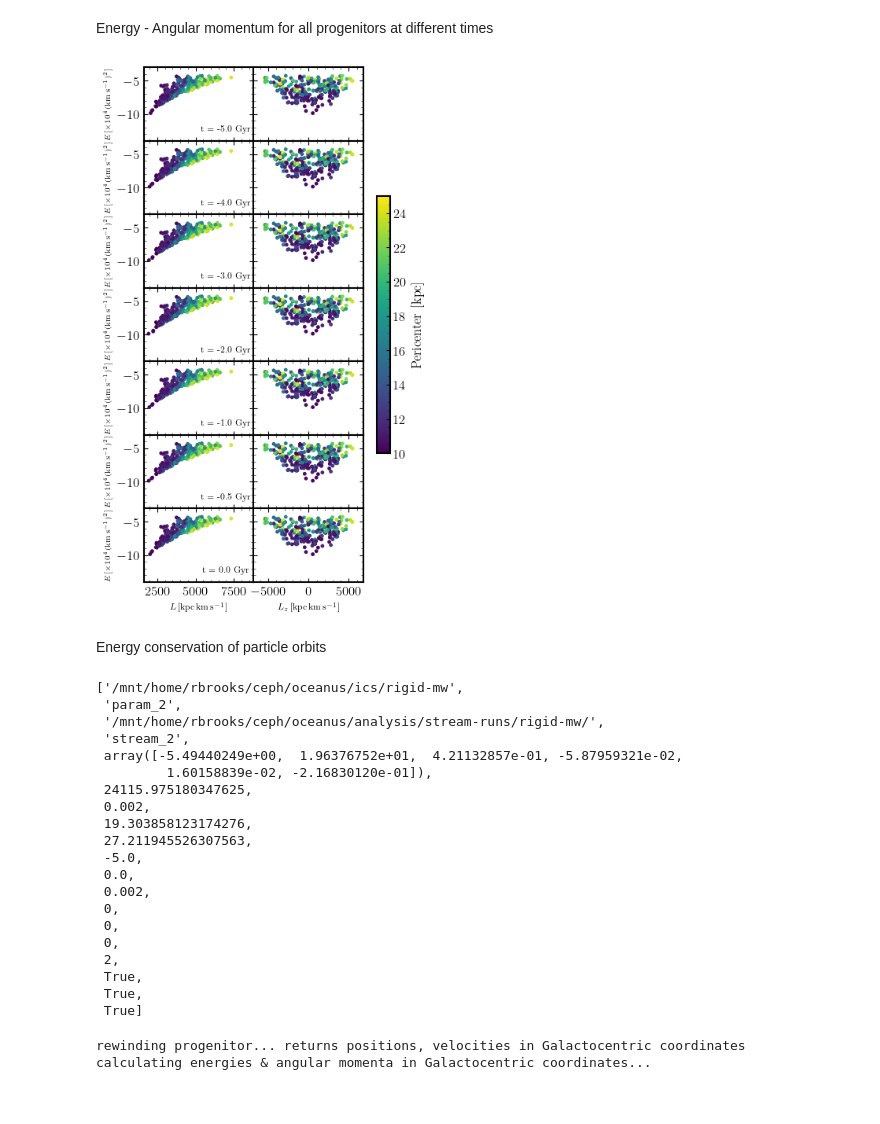
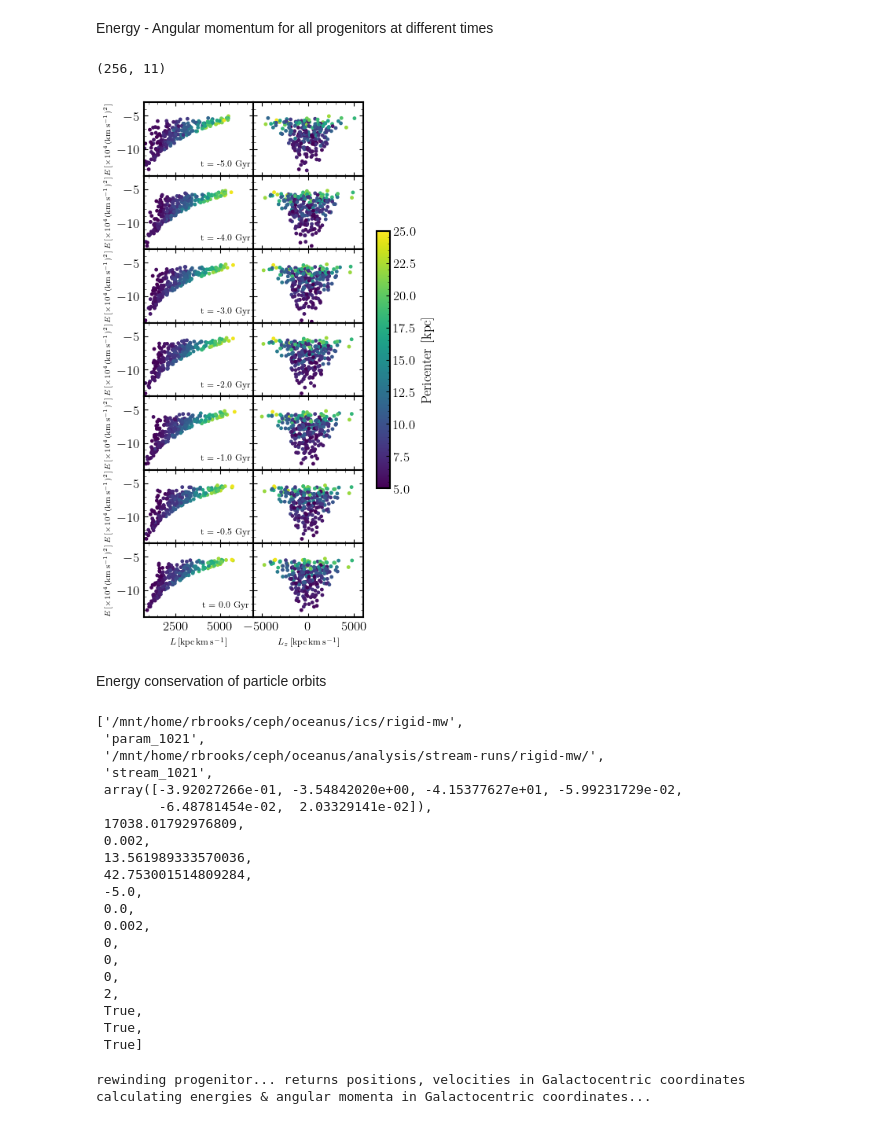
Before and after one commit to dc-broo3/oceanus, a Jupyter notebook: analysis/disc-numerics.ipynb, the cells around one changed output. Saved outputs shown, nothing was run; the diff lists cells and outputs as text; code cells hidden in the pictures.

Commit message:
new plots

```diff
--- a/analysis/disc-numerics.ipynb
+++ b/analysis/disc-numerics.ipynb
@@ -342,0 +384,4 @@ Cannot select a time after the present day! Setting to present day...
+# %%
+data_path = "/mnt/ceph/users/rbrooks/oceanus/analysis/stream-runs/rigid-mw/stream_15.hdf5"
+
+E_L_Lz_evol(data_path, 'stream15', 'rigid-mw-NO-motion', False)
@@ -384,6 +432,8 @@ def E_L_Lz_evol_progentiors(path, Nstreams, plotname, savefig=False):
     time_mask = [0, 2, 4,  6, 8, 9, 10]
     ts_snaps_red = ts_snaps[time_mask]
 
+    print(np.array(Es).shape)
+
     Ls_red = np.array(Ls)[:,time_mask]
     Lzs_red = np.array(Lzs)[:,time_mask]
     Es_red = np.array(Es)[:,time_mask]
@@ -396,11 +446,9 @@ def E_L_Lz_evol_progentiors(path, Nstreams, plotname, savefig=False):
 
     for i in range(len(ts_snaps_red)):
 
-        # energies_red = energies_vec(ts_snaps[i], xs_red[:,i], vs_red[:,i],63,63,63)
+        # energies_red = energies_vec(ts_snaps[i], xs_red[:,i], vs_red[:,i],63,63,63, True)
         plt.sca(ax[i, 0])
-        # plt.scatter(Ls_red[:,i], energies_red/1e4, c=pericenters, cmap='viridis', s=6, rasterized=True, vmin=10, vmax=25)
-        plt.scatter(Ls_red[:,i], energies_red[:,i]/1e4, c=pericenters, cmap='viridis', s=6, rasterized=True, vmin=10, vmax=25)
-        # plt.scatter(Ls_red[:,i], energies_red[:,i]/1e4, c=distances_red[:,i], cmap='viridis', s=6, rasterized=True, vmin=0, vmax=75)
+        plt.scatter(Ls_red[:,i], Es_red[:,i]/1e4, c=pericenters, cmap='viridis', s=6, rasterized=True, vmin=5, vmax=25)
         plt.xlabel(r'$L\,[\mathrm{kpc}\,\mathrm{km}\,\mathrm{s}^{-1}]$', fontsize=8)
         plt.ylabel(r'$E\,[\times 10^{4}\,(\mathrm{km}\,\mathrm{s}^{-1})^2]$', fontsize=7)
         # plt.annotate('t = {} Gyr'.format(np.round(ts_snaps_red[i],1)), xy=(5000,-8.5), fontsize=8, color='r')
@@ -411,9 +459,7 @@ def E_L_Lz_evol_progentiors(path, Nstreams, plotname, savefig=False):
         plt.ylim(-14,-3)
 
         plt.sca(ax[i, 1])
-        # plt.scatter(Lzs_red[:,i], energies_red/1e4, c=pericenters, cmap='viridis', s=6,  rasterized=True, vmin=10, vmax=25)
-        plt.scatter(Lzs_red[:,i], energies_red[:,i]/1e4, c=pericenters, cmap='viridis', s=6,  rasterized=True, vmin=10, vmax=25)
-        # plt.scatter(Lzs_red[:,i], energies_red[:,i]/1e4, c=distances_red[:,i], cmap='viridis', s=6,  rasterized=True, vmin=0, vmax=75)
+        plt.scatter(Lzs_red[:,i], Es_red[:,i]/1e4, c=pericenters, cmap='viridis', s=6,  rasterized=True, vmin=5, vmax=25)
         plt.xlabel(r'$L_z\,[\mathrm{kpc}\,\mathrm{km}\,\mathrm{s}^{-1}]$', fontsize=8)
         plt.xlim(np.nanmin(Lzs_red[:,-1])*1.25, np.nanmax(Lzs_red[:,-1])*1.25)
 
@@ -425,12 +471,13 @@ def E_L_Lz_evol_progentiors(path, Nstreams, plotname, savefig=False):
     elif savefig==True:
         return plt.savefig('/mnt/ceph/users/rbrooks/oceanus/analysis/figures/high-vel-dis/progenitors-E-L-Lz/{}'.format(plotname) )
 # %%
-path = "/mnt/ceph/users/rbrooks/oceanus/analysis/stream-runs/combined-files/1024-dthalfMyr-10rpmin-75ramax/rigid-mw.hdf5"
-# path = "/mnt/ceph/users/rbrooks/oceanus/analysis/stream-runs/combined-files/1024-dthalfMyr-5kpcrpmin/static-mwh-only.hdf5"
+# path = "/mnt/ceph/users/rbrooks/oceanus/analysis/stream-runs/combined-files/1024-dthalfMyr-10rpmin-75ramax/Full-MWhalo-MWdisc-LMC.hdf5"
+path = "/mnt/ceph/users/rbrooks/oceanus/analysis/stream-runs/combined-files/1024-dthalfMyr-5kpcrpmin/static-mw.hdf5"
 
-E_L_Lz_evol_progentiors(path, 256, 'rigid-mw-10rpmin-cperi', False)
+E_L_Lz_evol_progentiors(path, 256, 'rigidmw-motion-5rpmin-cperi', True)
 # %% [output]
+(256, 11)
-[figure, old version]
+[figure, new version]
 # %%
 # plt.plot(np.linspace(-5,0,20), [np.linalg.norm(np.cross(np.array(Model.expansion_centres(t)[:3]),
 #                         np.array(Model.expansion_centre_velocities(t)[:3]))) for t in np.linspace(-5,0,20)] )
@@ -628,20 +675,20 @@ def readparams(paramfile):
             haloflag, discflag, lmcflag, strip_rate, static_mwh, static_mwd, lmc_switch]
 # %%
 # file = "../ics/high-vel-dis/param_15.yaml"
-file = "../ics/rigid-mw/param_2.yaml"
+file = "../ics/rigid-mw/param_1021.yaml"
 params = readparams(file)
 params
 # %% [output]
 ['/mnt/home/rbrooks/ceph/oceanus/ics/rigid-mw',
- 'param_2',
+ 'param_1021',
  '/mnt/home/rbrooks/ceph/oceanus/analysis/stream-runs/rigid-mw/',
- 'stream_2',
- array([-5.49440249e+00,  1.96376752e+01,  4.21132857e-01, -5.87959321e-02,
-         1.60158839e-02, -2.16830120e-01]),
- 24115.975180347625,
+ 'stream_1021',
+ array([-3.92027266e-01, -3.54842020e+00, -4.15377627e+01, -5.99231729e-02,
+        -6.48781454e-02,  2.03329141e-02]),
+ 17038.01792976809,
  0.002,
- 19.303858123174276,
- 27.211945526307563,
+ 13.561989333570036,
+ 42.753001514809284,
  -5.0,
  0.0,
  0.002,
```
Also changed, not shown: parts of 10 cells of this notebook, 1 other file.
